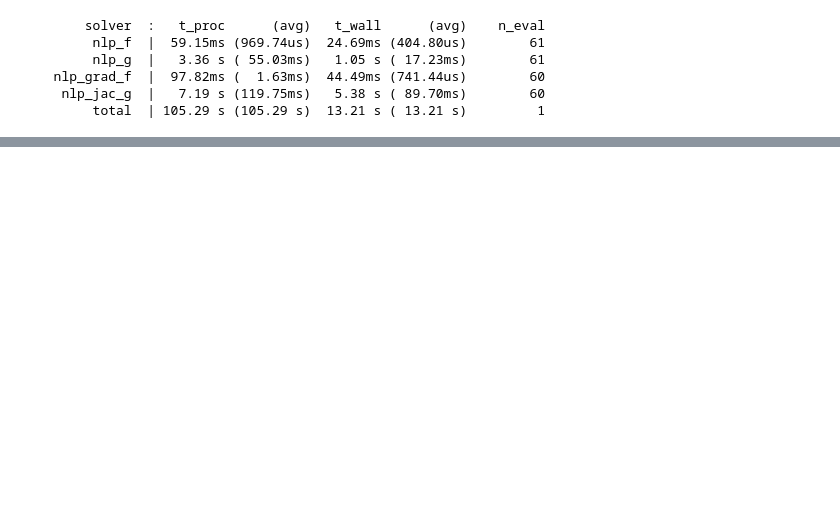
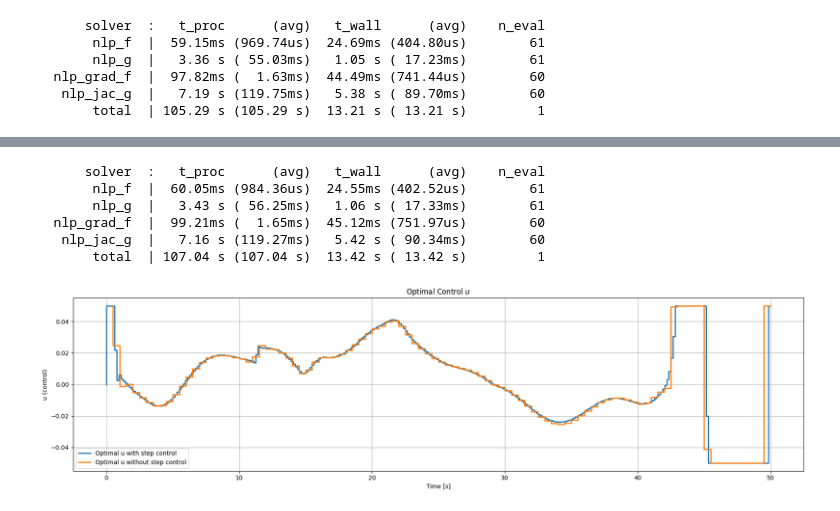
Before and after one commit to MrGoomb0/case_studies_s3, a Jupyter notebook: wider_wind_pce_w_step_control_alternatives.ipynb, the cells around one changed output, grey strips where cells are left out. Cells and saved outputs as stored; diff of their text form; code cells hidden in the pictures; blank space fills up the shorter version.

```diff
--- a/wider_wind_pce_w_step_control_alternatives.ipynb
+++ b/wider_wind_pce_w_step_control_alternatives.ipynb
@@ -1066,0 +1428,22 @@ P(Under 0) = 0.0002
+# %%
+res_no_sc = solve_wider_wind_ocp_pce(tf = 50, N = 100, pce_order=2, k_mean=1.0, k_std=0.08, s_mean=1.0, s_std=0.15)
+# %% [output]
+      solver  :   t_proc      (avg)   t_wall      (avg)    n_eval
+       nlp_f  |  60.05ms (984.36us)  24.55ms (402.52us)        61
+       nlp_g  |   3.43 s ( 56.25ms)   1.06 s ( 17.33ms)        61
+  nlp_grad_f  |  99.21ms (  1.65ms)  45.12ms (751.97us)        60
+   nlp_jac_g  |   7.16 s (119.27ms)   5.42 s ( 90.34ms)        60
+       total  | 107.04 s (107.04 s)  13.42 s ( 13.42 s)         1
+# %%
+
+plt.figure(figsize=(18, 5))
+plt.step(res["time_grid"], res["u"], label='Optimal u with step control', linewidth=2)
+plt.step(res_no_sc["time_grid"][1:], res_no_sc["u"], label='Optimal u without step control', linewidth=2)
+plt.xlabel('Time [s]')
+plt.ylabel('u (control)')
+plt.title('Optimal Control $u$')
+plt.grid(True)
+plt.legend()
+plt.tight_layout()
+# %% [output]
+[figure, added]
```
Also changed, not shown: parts of 11 cells of this notebook.
